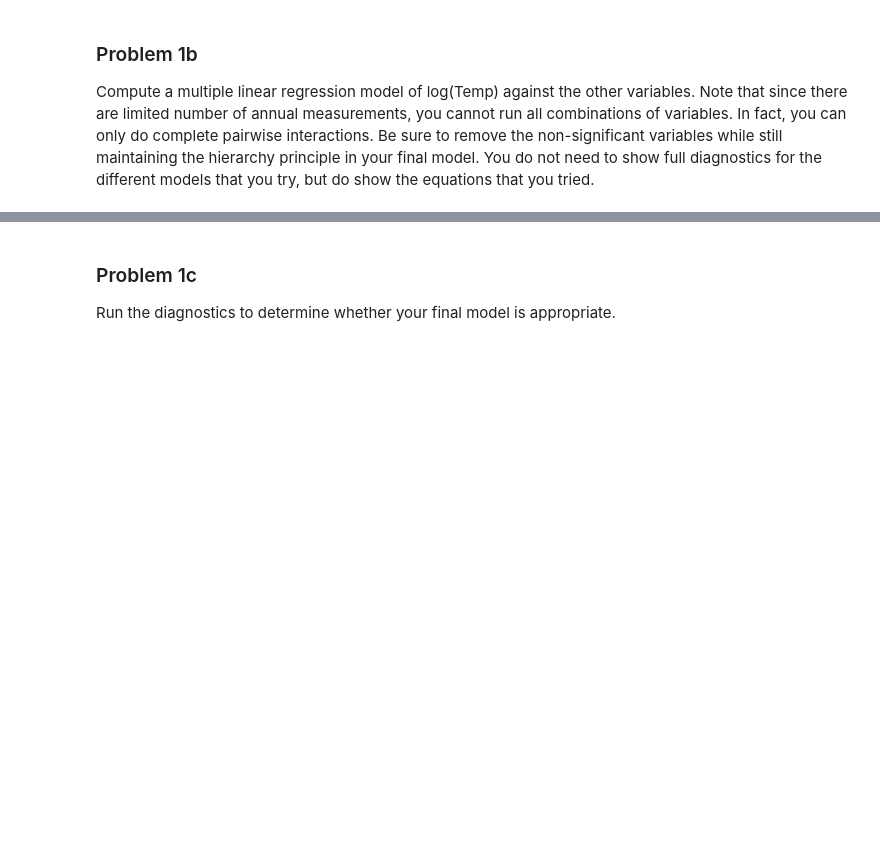
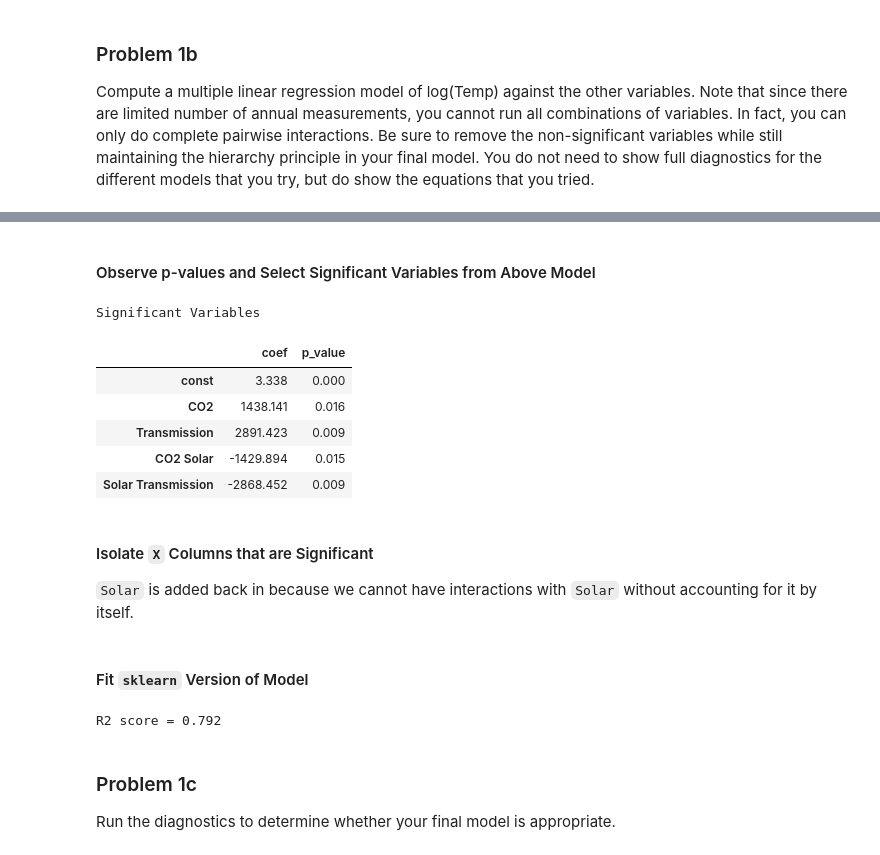
Before and after one commit to paulmattheww/Harvard-CS82-Advanced-ML, a Jupyter notebook: Assignments/HW3/HW3_2018_CSCIE82.ipynb, the cells around one changed output, grey strips where cells are left out. Cells and saved outputs as stored; diff of their text form; code cells hidden in the pictures; blank space fills up the shorter version.

```diff
--- a/Assignments/HW3/HW3_2018_CSCIE82.ipynb
+++ b/Assignments/HW3/HW3_2018_CSCIE82.ipynb
@@ -123,0 +98,15 @@ R2 score = 0.713
+# %%
+# fit using statsmodels to get access to more metrics
+#X_cols = ['CO2', 'Solar', 'Transmission', 'IceShelf']
+
+# scale with standard scaler & add constant
+X = pd.DataFrame(StandardScaler().fit_transform(X), columns=X.columns)
+X = sm.add_constant(X)
+
+lm = sm.OLS(y.values.reshape(-1), X)
+results = lm.fit()
+
+print(results.summary(), '\n')
+print('Parameters: ')
+print(results.params, '\n')
+print('R2: %.3f' %results.rsquared)
@@ -123,0 +131,22 @@ R2 score = 0.713
+# %% [markdown]
+#### Observe p-values and Select Significant Variables from Above Model
+# %%
+p_df = pd.DataFrame({'coef': results.params, 'p_value': results.pvalues})
+p_df = p_df.apply(lambda f: round(f, 3))
+p_df = p_df.loc[p_df.p_value <= .05]
+print('''
+Significant Variables
+''')
+p_df
+# %% [output]
+Significant Variables
+|  | coef | p_value |
+| const | 3.338 | 0.000 |
+| CO2 | 1438.141 | 0.016 |
+| Transmission | 2891.423 | 0.009 |
+| CO2 Solar | -1429.894 | 0.015 |
+| Solar Transmission | -2868.452 | 0.009 |
+# %% [markdown]
+#### Isolate `X` Columns that are Significant
+
+`Solar` is added back in because we cannot have interactions with `Solar` without accounting for it by itself.
@@ -124,3 +155,22 @@ R2 score = 0.713
+# %% [markdown]
+#### Fit `sklearn` Version of Model
+# %%
+# re-specify X with significant columns
+X = X[signif_X]
+
+pipeline = Pipeline([
+    ('lm', LinearRegression(fit_intercept=0))
+])
+
+pipeline.fit(X, y)
+y_pred = pipeline.predict(X)
+r2 = r2_score(y, y_pred)
+
+print('''
+R2 score = %.3f
+''' %(r2))
+# %% [output]
+R2 score = 0.792
 # %% [markdown]
 ### Problem 1c
 Run the diagnostics to determine whether your final model is appropriate.
```
Also changed, not shown: parts of 22 cells of this notebook.
